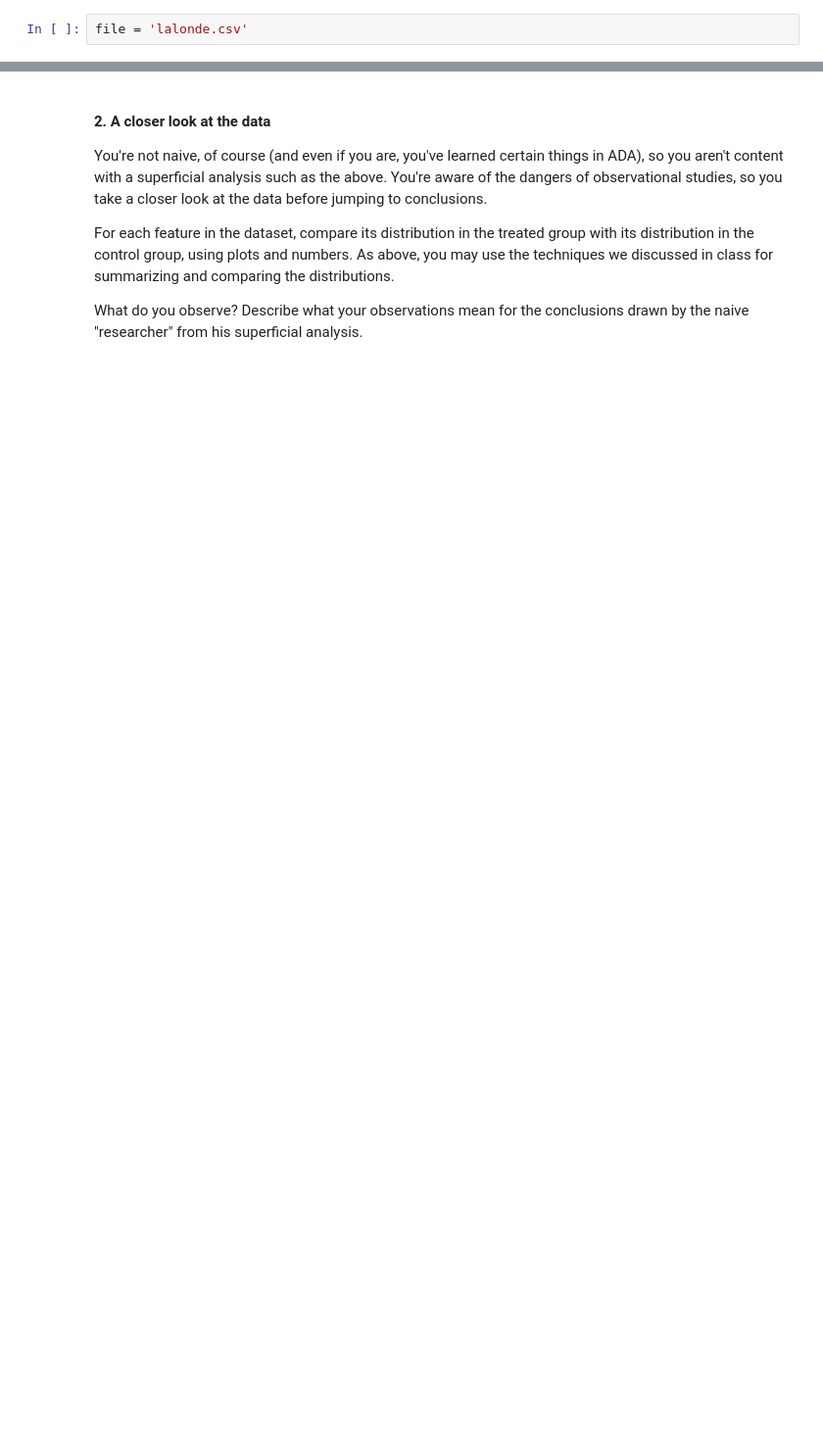
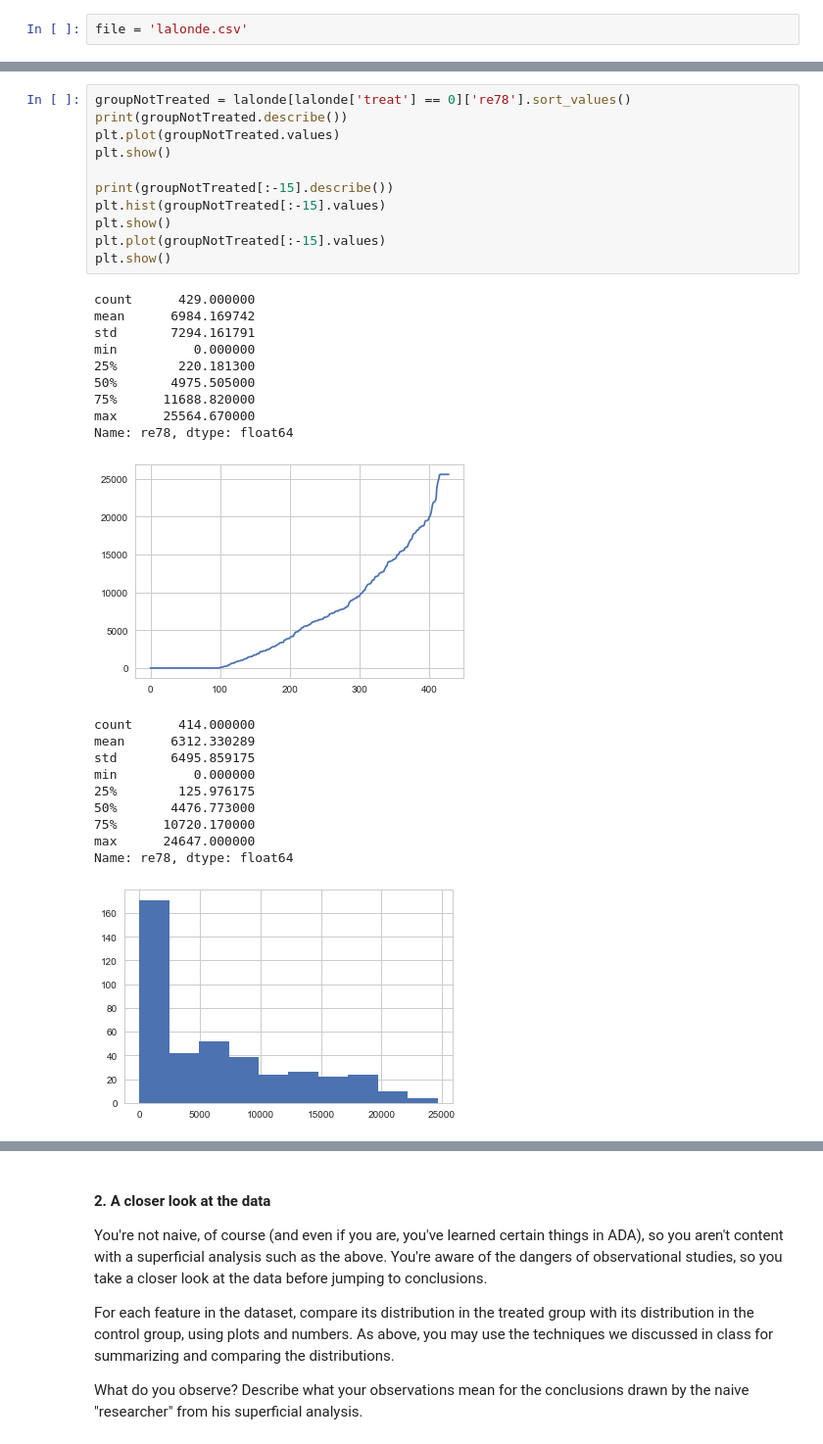
Before and after one commit to mj2905/ProjectMYP, a Jupyter notebook: HW4/Homework 4 Marc.ipynb, the cells around one changed output, grey strips where cells are left out. Shown: that part at 98% size. Saved outputs shown, nothing was run; the diff lists cells and outputs as text; blank space fills up the shorter version.

```diff
--- a/HW4/Homework 4 Marc.ipynb
+++ b/HW4/Homework 4 Marc.ipynb
@@ -54,0 +79,32 @@ pd.read_csv(file, )
+# %%
+groupNotTreated = lalonde[lalonde['treat'] == 0]['re78'].sort_values()
+print(groupNotTreated.describe())
+plt.plot(groupNotTreated.values)
+plt.show()
+
+print(groupNotTreated[:-15].describe())
+plt.hist(groupNotTreated[:-15].values)
+plt.show()
+plt.plot(groupNotTreated[:-15].values)
+plt.show()
+# %% [output]
+count      429.000000
+mean      6984.169742
+std       7294.161791
+min          0.000000
+25%        220.181300
+50%       4975.505000
+75%      11688.820000
+max      25564.670000
+Name: re78, dtype: float64
+[figure, added]
+count      414.000000
+mean      6312.330289
+std       6495.859175
+min          0.000000
+25%        125.976175
+50%       4476.773000
+75%      10720.170000
+max      24647.000000
+Name: re78, dtype: float64
+[figure, added]
```
Also changed, not shown: parts of 35 cells of this notebook.
